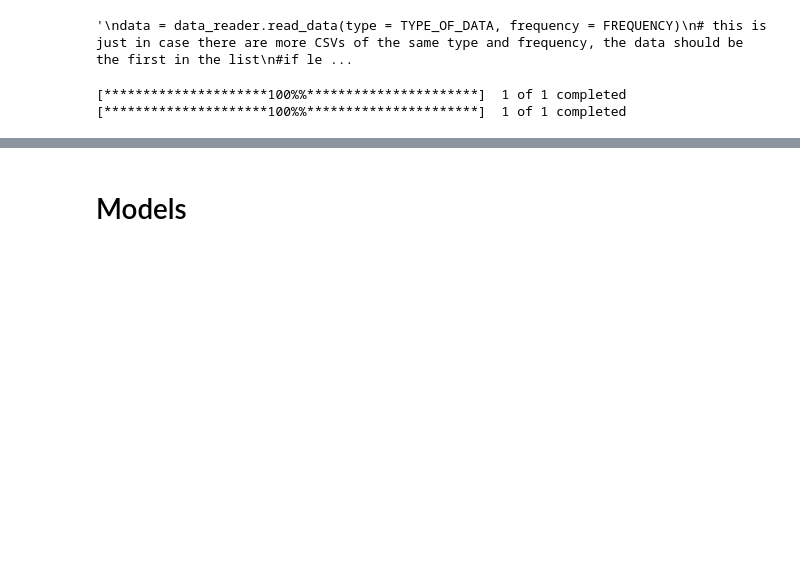
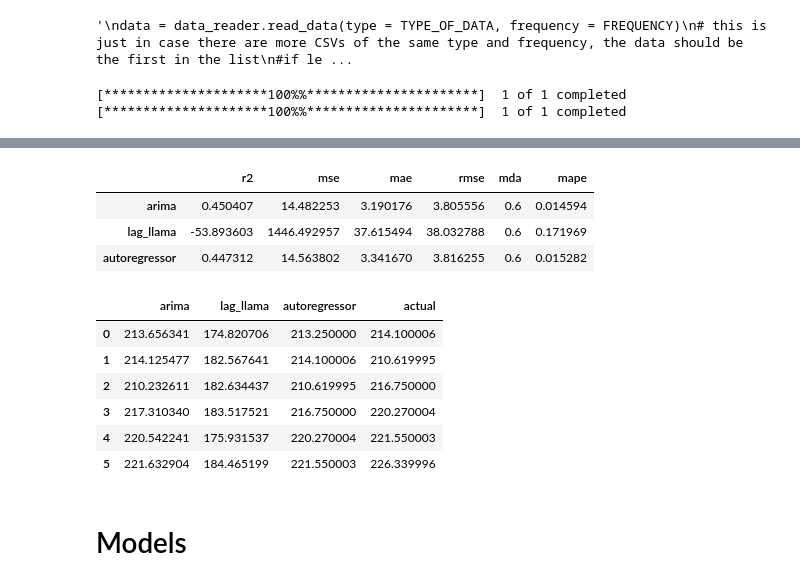
Before and after one commit to filip-topic/Time-Series-Foundation-Models-in-Financial-time-series-prediction, a Jupyter notebook: notebook.ipynb, the cells around one changed output, grey strips where cells are left out. Saved outputs shown, nothing was run; the diff lists cells and outputs as text; code cells hidden in the pictures; blank space fills up the shorter version.

Commit message:
works with prediction_horizon = 1

```diff
--- a/notebook.ipynb
+++ b/notebook.ipynb
@@ -37,10 +37,10 @@ NOW = datetime_str
 PREDICTION_LENGTH = 1 # currentlz only works for PREDICTION_LENGTH > 1
 TICKER = "AAPL"
 FREQUENCY = "daily" # currently we only have dailz frequency
-TYPE_OF_DATA = "return" # currently we only have stock prices saved
+TYPE_OF_DATA = "stock" # currently we only have stock prices saved
 MODELS = ["arima", "llama", "autoregressor", "fine-tuned Llama"] # currentlz works onlz for these two
 #FOLDS = 2 # for TSCV # reduced to two for testing purposes
-CONTEXT_LENGTH = 64
+CONTEXT_LENGTH = 245 # set to 245 for testing purposes
 METRICS = ['r2', 'mse', 'mae', 'rmse', 'mda', "mape"]
 
 # fine-tuning parameters
@@ -93,4 +93,4 @@ train_data = data_loader.get_data(data_type=TYPE_OF_DATA, kwargs=TRAIN_DATA_CONF
 [*********************100%%**********************]  1 of 1 completed
 [*********************100%%**********************]  1 of 1 completed
 # %%
-FOLDS = (len(data) - TRAIN_SIZE) / PREDICTION_LENGTH # this calculates max ammount of folds we can have given a set TRAIN_SIZE and PREDICTION_LENGTH
+FOLDS = int((len(data) - TRAIN_SIZE) / PREDICTION_LENGTH) # this calculates max ammount of folds we can have given a set TRAIN_SIZE and PREDICTION_LENGTH
@@ -96,0 +101,6 @@ FOLDS = (len(data) - TRAIN_SIZE) / PREDICTION_LENGTH # this calculates max ammou
+# %%
+r, p = get_tscv_results(data = data,
+                           prediction_horizon=PREDICTION_LENGTH,
+                           context_length=CONTEXT_LENGTH,
+                           folds=FOLDS,
+                           frequency=FREQUENCY)
@@ -97,3 +143,20 @@ FOLDS = (len(data) - TRAIN_SIZE) / PREDICTION_LENGTH # this calculates max ammou
+# %%
+r
+# %% [output]
+|  | r2 | mse | mae | rmse | mda | mape |
+| arima | 0.450407 | 14.482253 | 3.190176 | 3.805556 | 0.6 | 0.014594 |
+| lag_llama | -53.893603 | 1446.492957 | 37.615494 | 38.032788 | 0.6 | 0.171969 |
+| autoregressor | 0.447312 | 14.563802 | 3.341670 | 3.816255 | 0.6 | 0.015282 |
+# %%
+p
+# %% [output]
+|  | arima | lag_llama | autoregressor | actual |
+| 0 | 213.656341 | 174.820706 | 213.250000 | 214.100006 |
+| 1 | 214.125477 | 182.567641 | 214.100006 | 210.619995 |
+| 2 | 210.232611 | 182.634437 | 210.619995 | 216.750000 |
+| 3 | 217.310340 | 183.517521 | 216.750000 | 220.270004 |
+| 4 | 220.542241 | 175.931537 | 220.270004 | 221.550003 |
+| 5 | 221.632904 | 184.465199 | 221.550003 | 226.339996 |
 # %% [markdown]
 # Models
 # %%
```
Also changed, not shown: parts of 3 cells of this notebook, 1 other file.
